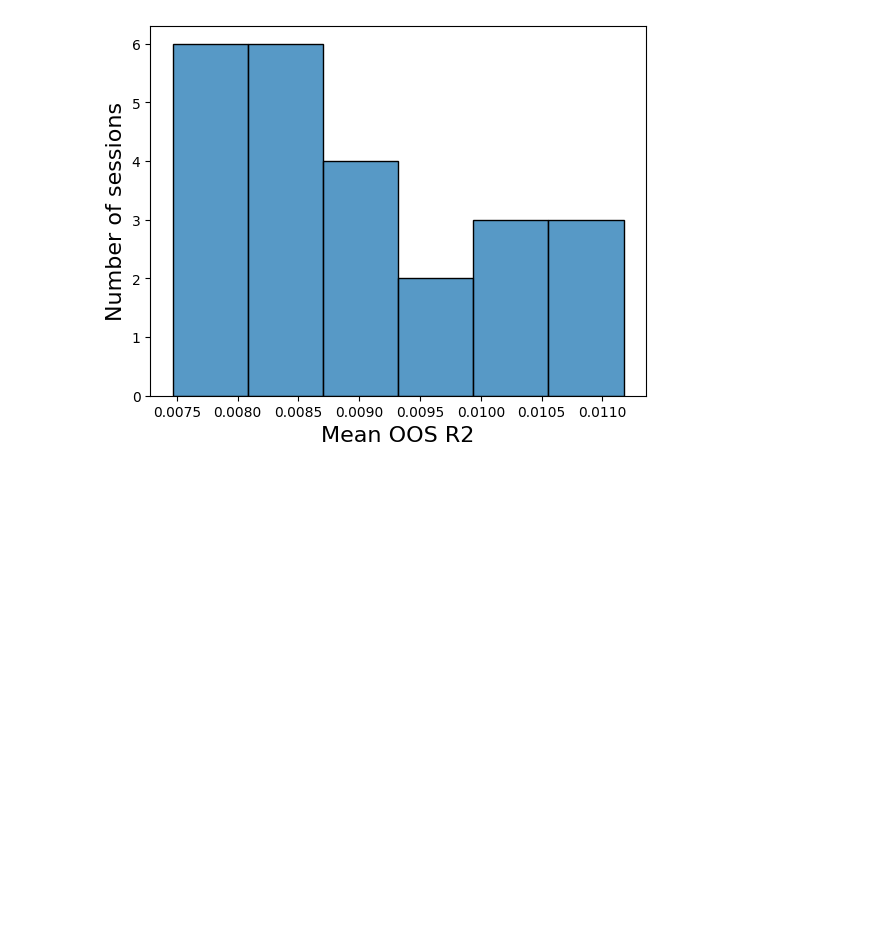
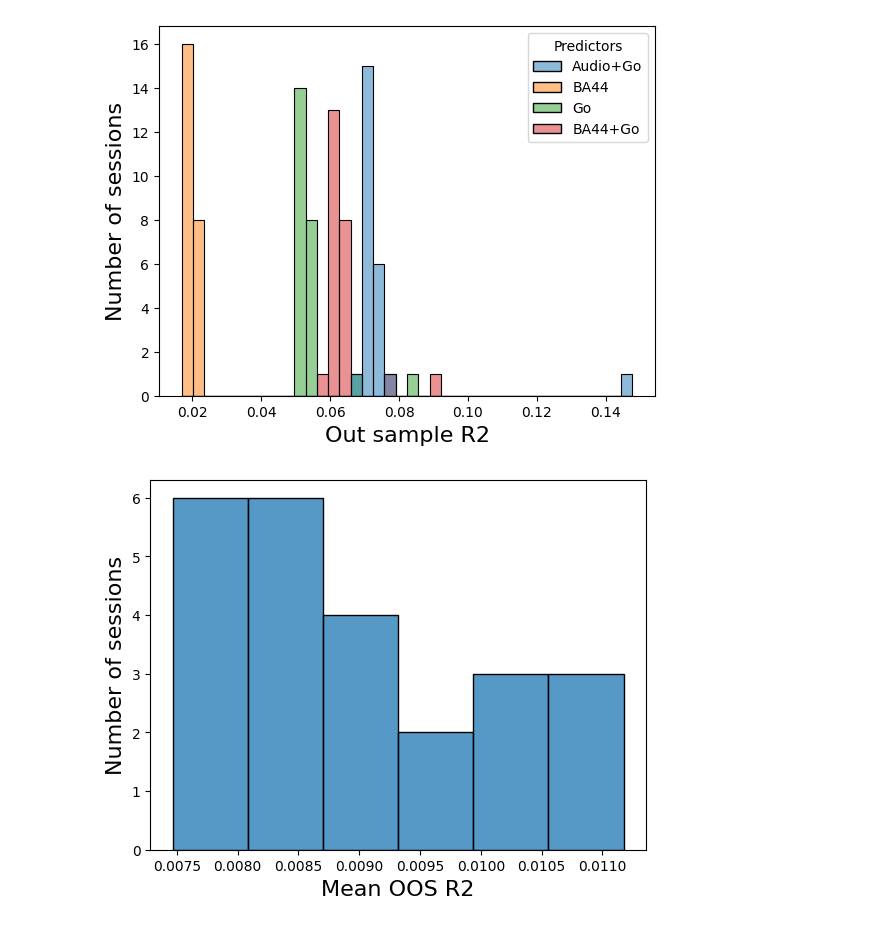
Before and after one commit to ebrahimfeghhi/broca_analyses, a Jupyter notebook: notebooks/analyze_reg.ipynb, the cells around one changed output. Cells and saved outputs as stored; diff of their text form; code cells hidden in the pictures; blank space fills up the shorter version.

```diff
--- a/notebooks/analyze_reg.ipynb
+++ b/notebooks/analyze_reg.ipynb
@@ -10,15 +11,27 @@ if load_tx:
 else:
     dataPath = '/data/LLMs/willet/regression_results/44-6v-8_20_pow/'
 # %%
-session = np.load('/data/LLMs/willet/session.npy')
-r2 = []
-label = []
-for sess in np.unique(session):
+def load_results(model_names, model_labels):
+    session = np.load('/data/LLMs/willet/session.npy')
+    r2 = []
+    label = []
+    for m, l in zip(model_names, model_labels):
+        for sess in np.unique(session):
+            r2.append(np.mean(np.load(f'/data/LLMs/willet/regression_results/{m}/r2_{sess}.npy')))
+            label.append(l)
 
-    r2.append(np.mean(np.load(f'/data/LLMs/willet/regression_results/delay_go_out-of-sample/r2_{sess}.npy')))
-    r2.append(np.mean(np.load(f'/data/LLMs/willet/regression_results/44-6v-8_20_pow/r2_{sess}.npy')))
-    label.append('Delay-Go_BA6V')
-    label.append('BA44_BA6v')
+    simple_perf_comp = pd.DataFrame({'R2': r2, 'Predictors': label})
+    return simple_perf_comp
+# %%
+simple_perf_comp = load_results(['audio_dg', 'ba44', 'go', 'ba44_go'], ['Audio+Go', 'BA44', 'Go', 'BA44+Go'])
+# %%
+sns.histplot(data=simple_perf_comp, x='R2', hue='Predictors', bins=40)
+plt.xlabel("Out sample R2", fontsize=16)
+plt.ylabel("Number of sessions", fontsize=16)
+#plt.savefig("/home2/ebrahim/neural_seq_decoder/figures/r2_44_6v_insample", dpi=300, bbox_inches='tight')
+plt.show()
+# %% [output]
+[figure, added]
 # %%
 r2_oos_arr = []
 r2_arr = []
```
Also changed, not shown: parts of 1 cell of this notebook, 10 other files.
